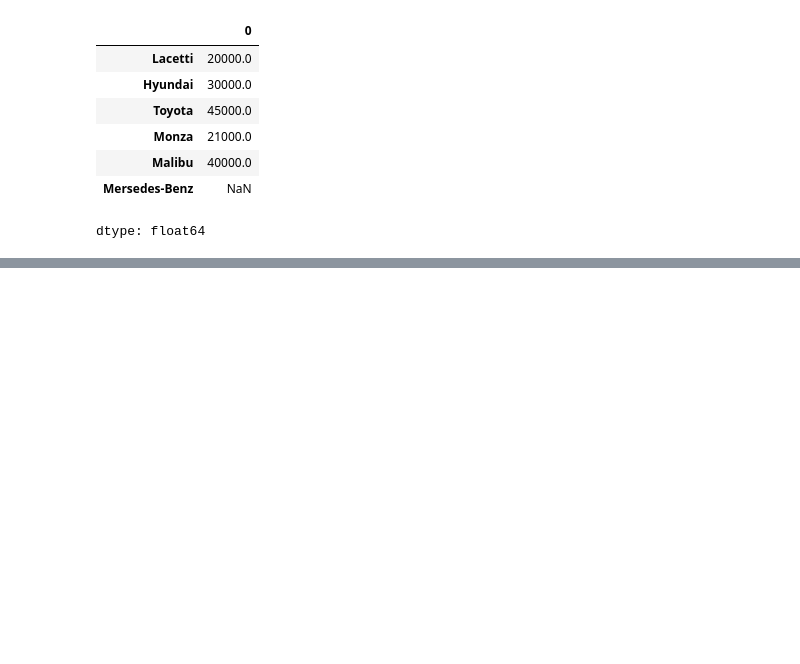
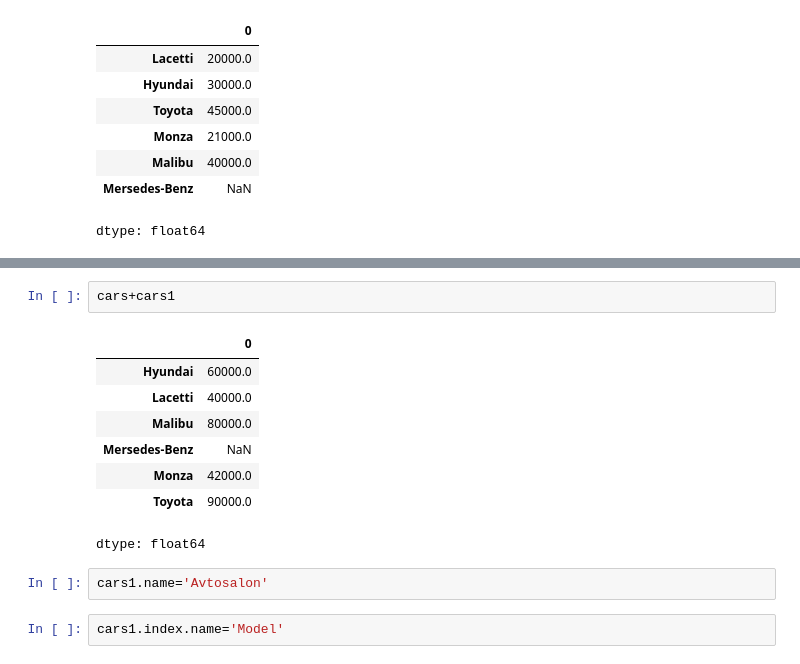
Before and after one commit to makhmudovamunira/DataScience_Mohirdev, a Jupyter notebook: Series.ipynb, the cells around one changed output, grey strips where cells are left out. Drawn from its saved outputs; the diff is of its cells as text; blank space fills up the shorter version.

```diff
--- a/Series.ipynb
+++ b/Series.ipynb
@@ -143,0 +166,15 @@ dtype: float64
+# %%
+cars+cars1
+# %% [output]
+|  | 0 |
+| Hyundai | 60000.0 |
+| Lacetti | 40000.0 |
+| Malibu | 80000.0 |
+| Mersedes-Benz | NaN |
+| Monza | 42000.0 |
+| Toyota | 90000.0 |
+dtype: float64
+# %%
+cars1.name='Avtosalon'
+# %%
+cars1.index.name='Model'
```
Also changed, not shown: parts of 3 cells of this notebook.
